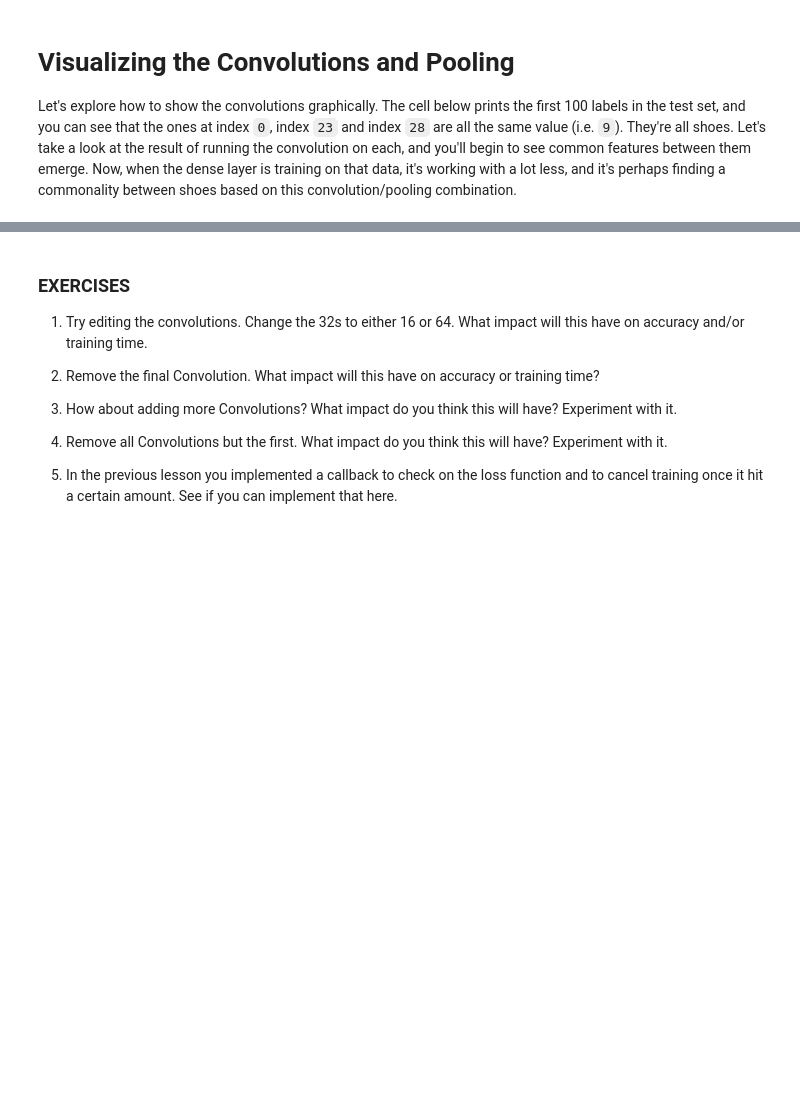
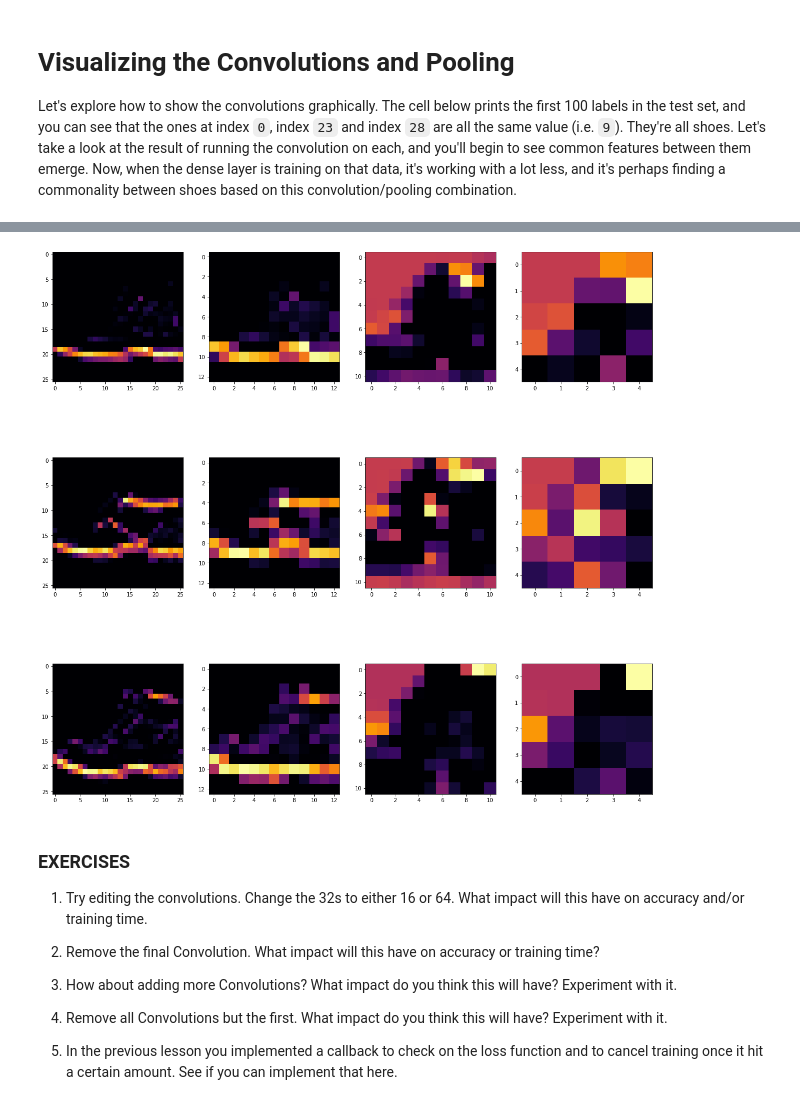
Before and after one commit to d3nsin/TensorFlow_Developer_Professional_Certificate, a Jupyter notebook: Introduction to TensorFlow for AI, ML, and DL/Week3/C1_W3_Lab_1_improving_accuracy_using_convolutions.ipynb, the cells around one changed output, grey strips where cells are left out. Cells and saved outputs as stored; diff of their text form; code cells hidden in the pictures; blank space fills up the shorter version.

```diff
--- a/Introduction to TensorFlow for AI, ML, and DL/Week3/C1_W3_Lab_1_improving_accuracy_using_convolutions.ipynb
+++ b/Introduction to TensorFlow for AI, ML, and DL/Week3/C1_W3_Lab_1_improving_accuracy_using_convolutions.ipynb
@@ -154,29 +164,31 @@ print(test_labels[:100])
 # %%
 import matplotlib.pyplot as plt
 from tensorflow.keras import models
 
-f, axarr = plt.subplots(3,4)
+f, axarr = plt.subplots(3,4, figsize=(20,20))
 
 FIRST_IMAGE=0
 SECOND_IMAGE=23
 THIRD_IMAGE=28
 CONVOLUTION_NUMBER = 1
 
 layer_outputs = [layer.output for layer in model.layers]
 activation_model = tf.keras.models.Model(inputs = model.input, outputs = layer_outputs)
 
 for x in range(0,4):
   f1 = activation_model.predict(test_images[FIRST_IMAGE].reshape(1, 28, 28, 1))[x]
   axarr[0,x].imshow(f1[0, : , :, CONVOLUTION_NUMBER], cmap='inferno')
   axarr[0,x].grid(False)
 
   f2 = activation_model.predict(test_images[SECOND_IMAGE].reshape(1, 28, 28, 1))[x]
   axarr[1,x].imshow(f2[0, : , :, CONVOLUTION_NUMBER], cmap='inferno')
   axarr[1,x].grid(False)
 
   f3 = activation_model.predict(test_images[THIRD_IMAGE].reshape(1, 28, 28, 1))[x]
   axarr[2,x].imshow(f3[0, : , :, CONVOLUTION_NUMBER], cmap='inferno')
   axarr[2,x].grid(False)
+# %% [output]
+[figure, added]
 # %% [markdown]
 ### EXERCISES
 
```
Also changed, not shown: parts of 4 cells of this notebook.
